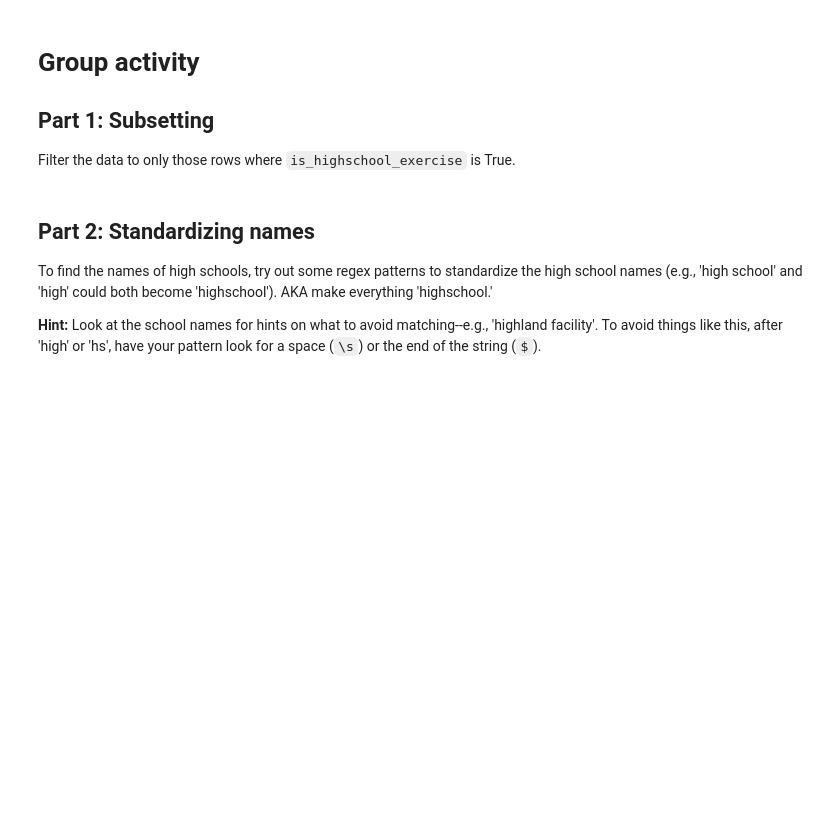
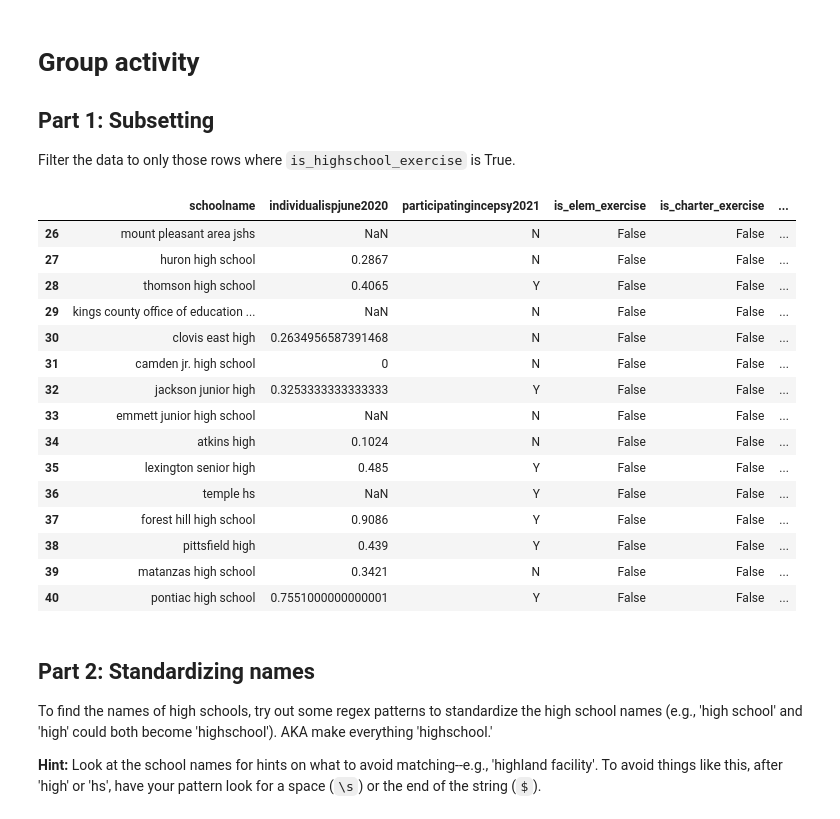
Before and after one commit to blshaman/QSS20_Public, a Jupyter notebook: activities/04_basicregex_ben.ipynb, the cells around one changed output. Cells and saved outputs as stored; diff of their text form; code cells hidden in the pictures; blank space fills up the shorter version.

```diff
--- a/activities/04_basicregex_ben.ipynb
+++ b/activities/04_basicregex_ben.ipynb
@@ -248,6 +248,25 @@ all_charter_match
 Filter the data to only those rows where `is_highschool_exercise` is True.
 # %%
 # your code here to filter high school data
+high_schools = schools_df[schools_df["is_highschool_exercise"]]
+high_schools
+# %% [output]
+|  | schoolname | individualispjune2020 | participatingincepsy2021 | is_elem_exercise | is_charter_exercise | ... |
+| 26 | mount pleasant area jshs | NaN | N | False | False | ... |
+| 27 | huron high school | 0.2867 | N | False | False | ... |
+| 28 | thomson high school | 0.4065 | Y | False | False | ... |
+| 29 | kings county office of education ... | NaN | N | False | False | ... |
+| 30 | clovis east high | 0.2634956587391468 | N | False | False | ... |
+| 31 | camden jr. high school | 0 | N | False | False | ... |
+| 32 | jackson junior high | 0.3253333333333333 | Y | False | False | ... |
+| 33 | emmett junior high school | NaN | N | False | False | ... |
+| 34 | atkins high | 0.1024 | N | False | False | ... |
+| 35 | lexington senior high | 0.485 | Y | False | False | ... |
+| 36 | temple hs | NaN | Y | False | False | ... |
+| 37 | forest hill high school | 0.9086 | Y | False | False | ... |
+| 38 | pittsfield high | 0.439 | Y | False | False | ... |
+| 39 | matanzas high school | 0.3421 | N | False | False | ... |
+| 40 | pontiac high school | 0.7551000000000001 | Y | False | False | ... |
 # %% [markdown]
 ## Part 2: Standardizing names
 To find the names of high schools, try out some regex patterns to standardize the high school names (e.g., 'high school' and 'high' could both become 'highschool'). AKA make everything 'highschool.'
```
Also changed, not shown: parts of 2 cells of this notebook, 1 other file.
